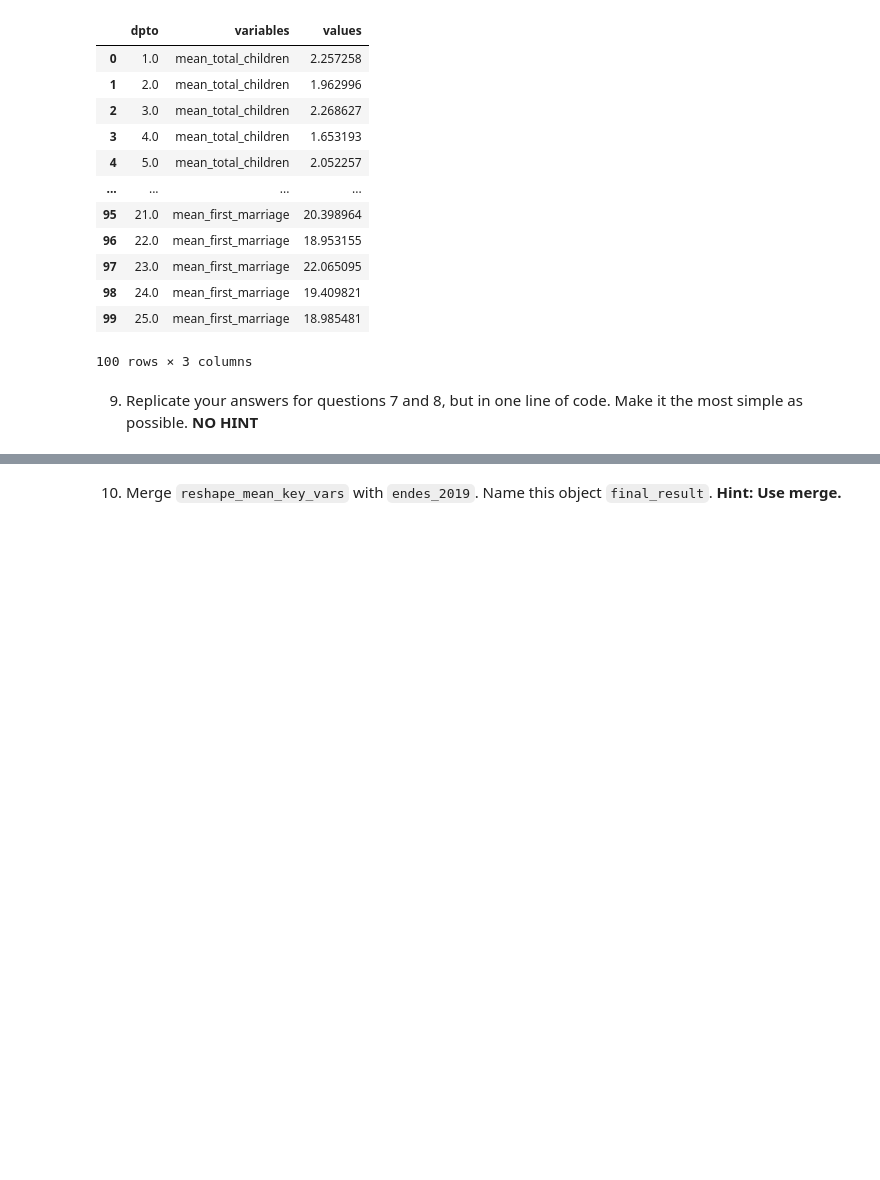
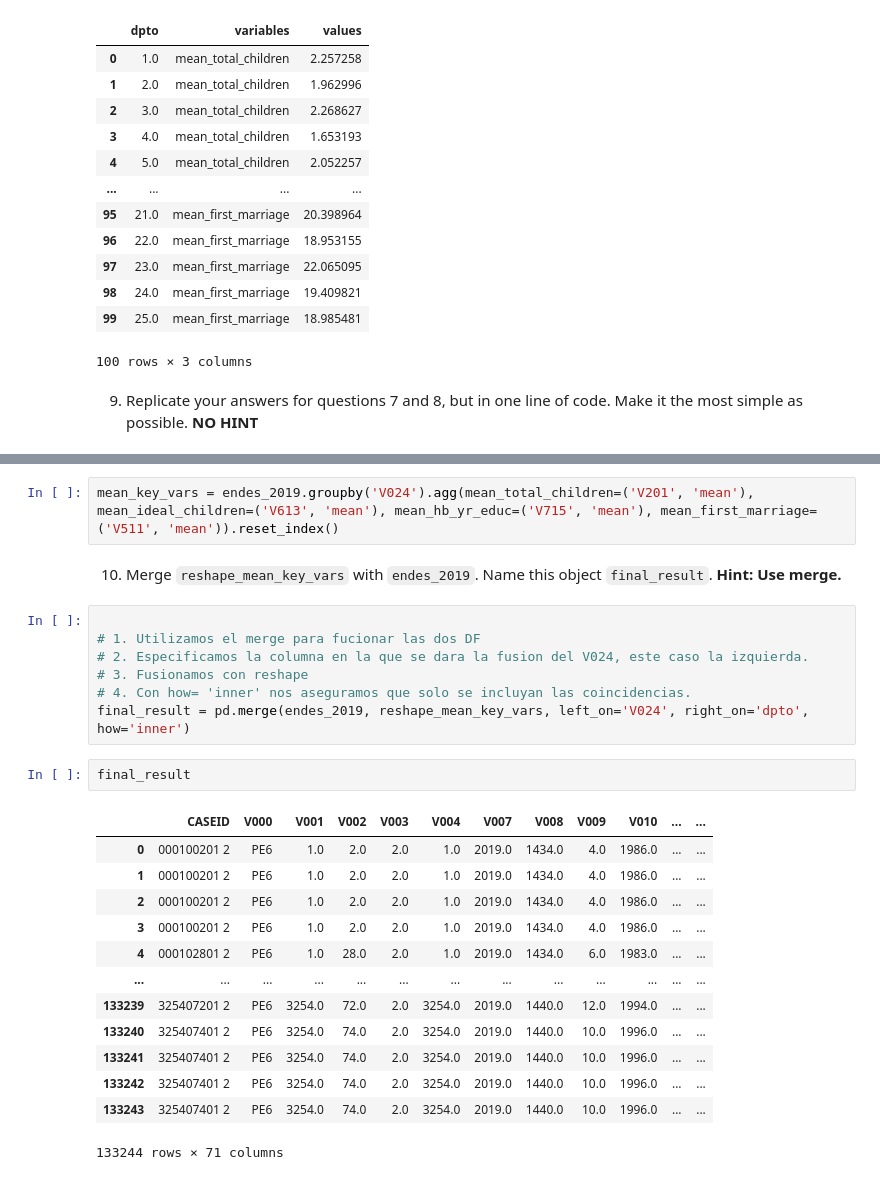
Before and after one commit to anzonyquispe/MediaLab_PUCP, a Jupyter notebook: Lecture_3/Assignment_3/Group_5_ass_3_2024.ipynb, the cells around one changed output, grey strips where cells are left out. Drawn from its saved outputs; the diff is of its cells as text; blank space fills up the shorter version.

```diff
--- a/Lecture_3/Assignment_3/Group_5_ass_3_2024.ipynb
+++ b/Lecture_3/Assignment_3/Group_5_ass_3_2024.ipynb
@@ -292,2 +317,27 @@ reshape_mean_key_vars
+# %%
+mean_key_vars = endes_2019.groupby('V024').agg(mean_total_children=('V201', 'mean'), mean_ideal_children=('V613', 'mean'), mean_hb_yr_educ=('V715', 'mean'), mean_first_marriage=('V511', 'mean')).reset_index()
 # %% [markdown]
 10. Merge `reshape_mean_key_vars` with `endes_2019`. Name this object `final_result`. **Hint: Use merge.**
+# %%
+
+# 1. Utilizamos el merge para fucionar las dos DF
+# 2. Especificamos la columna en la que se dara la fusion del V024, este caso la izquierda.
+# 3. Fusionamos con reshape
+# 4. Con how= 'inner' nos aseguramos que solo se incluyan las coincidencias.
+final_result = pd.merge(endes_2019, reshape_mean_key_vars, left_on='V024', right_on='dpto', how='inner')
+# %%
+final_result
+# %% [output]
+|  | CASEID | V000 | V001 | V002 | V003 | V004 | V007 | V008 | V009 | V010 | ... | ... |
+| 0 | 000100201 2 | PE6 | 1.0 | 2.0 | 2.0 | 1.0 | 2019.0 | 1434.0 | 4.0 | 1986.0 | ... | ... |
+| 1 | 000100201 2 | PE6 | 1.0 | 2.0 | 2.0 | 1.0 | 2019.0 | 1434.0 | 4.0 | 1986.0 | ... | ... |
+| 2 | 000100201 2 | PE6 | 1.0 | 2.0 | 2.0 | 1.0 | 2019.0 | 1434.0 | 4.0 | 1986.0 | ... | ... |
+| 3 | 000100201 2 | PE6 | 1.0 | 2.0 | 2.0 | 1.0 | 2019.0 | 1434.0 | 4.0 | 1986.0 | ... | ... |
+| 4 | 000102801 2 | PE6 | 1.0 | 28.0 | 2.0 | 1.0 | 2019.0 | 1434.0 | 6.0 | 1983.0 | ... | ... |
+| ... | ... | ... | ... | ... | ... | ... | ... | ... | ... | ... | ... | ... |
+| 133239 | 325407201 2 | PE6 | 3254.0 | 72.0 | 2.0 | 3254.0 | 2019.0 | 1440.0 | 12.0 | 1994.0 | ... | ... |
+| 133240 | 325407401 2 | PE6 | 3254.0 | 74.0 | 2.0 | 3254.0 | 2019.0 | 1440.0 | 10.0 | 1996.0 | ... | ... |
+| 133241 | 325407401 2 | PE6 | 3254.0 | 74.0 | 2.0 | 3254.0 | 2019.0 | 1440.0 | 10.0 | 1996.0 | ... | ... |
+| 133242 | 325407401 2 | PE6 | 3254.0 | 74.0 | 2.0 | 3254.0 | 2019.0 | 1440.0 | 10.0 | 1996.0 | ... | ... |
+| 133243 | 325407401 2 | PE6 | 3254.0 | 74.0 | 2.0 | 3254.0 | 2019.0 | 1440.0 | 10.0 | 1996.0 | ... | ... |
+133244 rows × 71 columns
```
Also changed, not shown: parts of 2 cells of this notebook.
